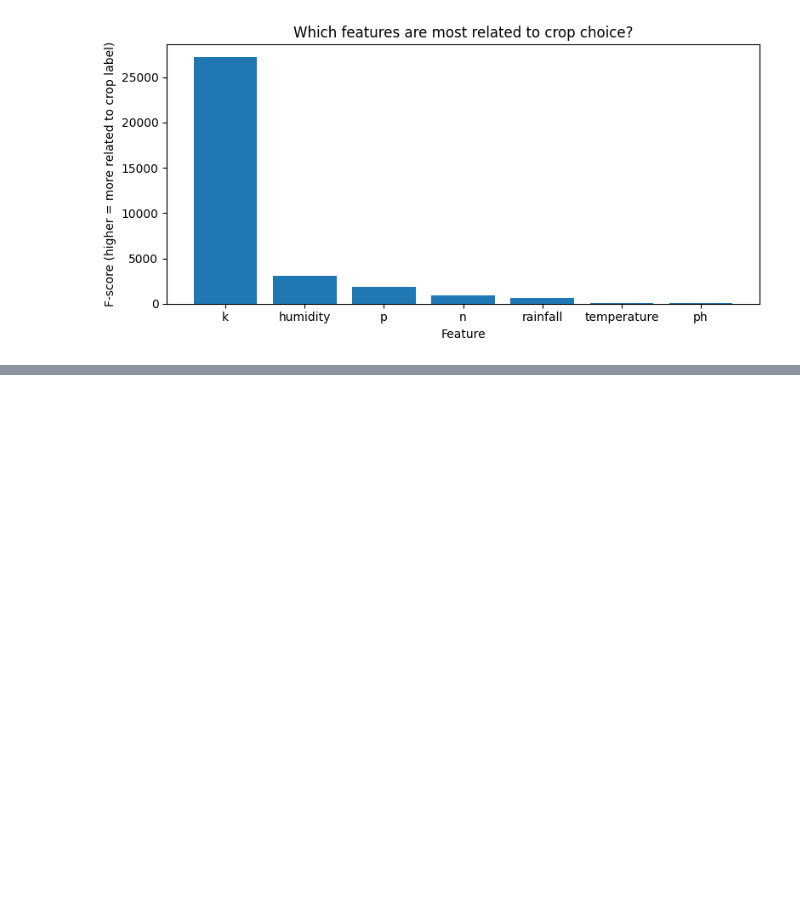
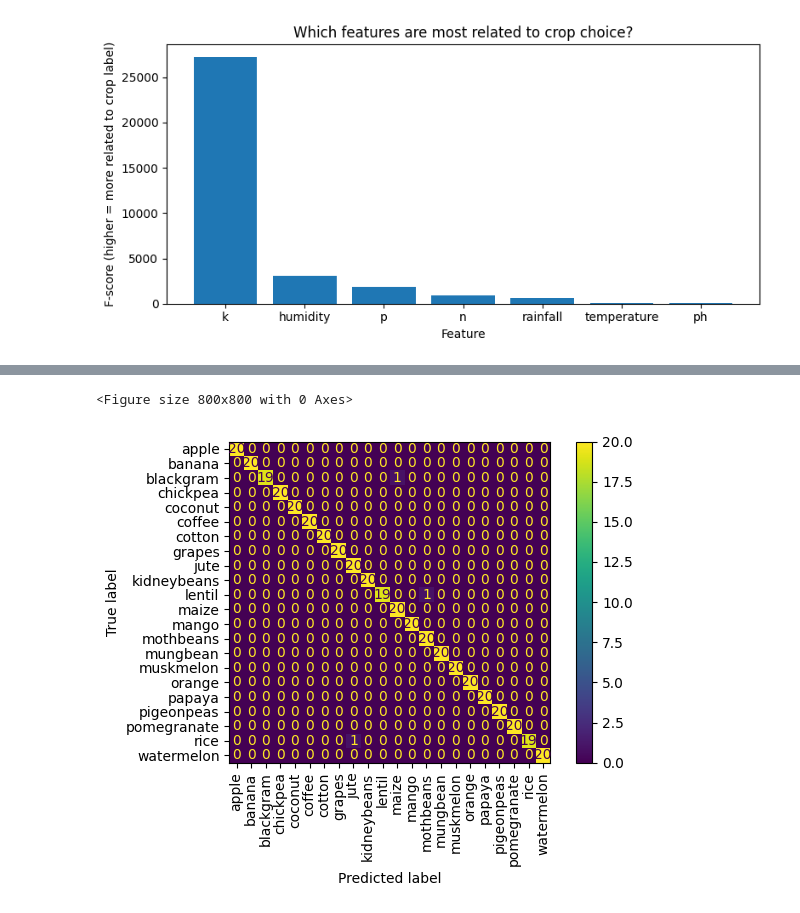
Before and after one commit to psubedicsu/Final-Project---608, a Jupyter notebook: Final_Project.ipynb, the cells around one changed output, grey strips where cells are left out. Cells and saved outputs as stored; diff of their text form; code cells hidden in the pictures; blank space fills up the shorter version.

Commit message:
created a model

```diff
--- a/Final_Project.ipynb
+++ b/Final_Project.ipynb
@@ -208,0 +222,6 @@ plt.show()
+# %%
+X_train, X_test, y_train, y_test = train_test_split(
+    X, y, test_size=0.2, random_state=42, stratify=y
+)
+
+X_train.shape, X_test.shape, y_train.nunique()
@@ -208,0 +230,13 @@ plt.show()
+# %%
+from sklearn.model_selection import cross_val_score
+
+models = {
+    "log_reg": make_pipeline(StandardScaler(), LogisticRegression(max_iter=3000)),
+    "knn": make_pipeline(StandardScaler(), KNeighborsClassifier(n_neighbors=7)),
+    "rf": RandomForestClassifier(n_estimators=300, random_state=42)
+}
+
+scores = {name: cross_val_score(m, X_train, y_train, cv=5, scoring="accuracy").mean()
+          for name, m in models.items()}
+
+scores
@@ -208,0 +247,8 @@ plt.show()
+# %%
+best_name = max(scores, key=scores.get)
+best_model = models[best_name]
+
+best_model.fit(X_train, y_train)
+test_acc = best_model.score(X_test, y_test)
+
+best_name, scores[best_name], test_acc
@@ -208,0 +280,11 @@ plt.show()
+# %%
+import matplotlib.pyplot as plt
+from sklearn.metrics import ConfusionMatrixDisplay
+
+plt.figure(figsize=(8,8))
+ConfusionMatrixDisplay.from_estimator(best_model, X_test, y_test, xticks_rotation=90)
+plt.tight_layout()
+plt.show()
+# %% [output]
+<Figure size 800x800 with 0 Axes>
+[figure, added]
```
Also changed, not shown: parts of 6 cells of this notebook.
